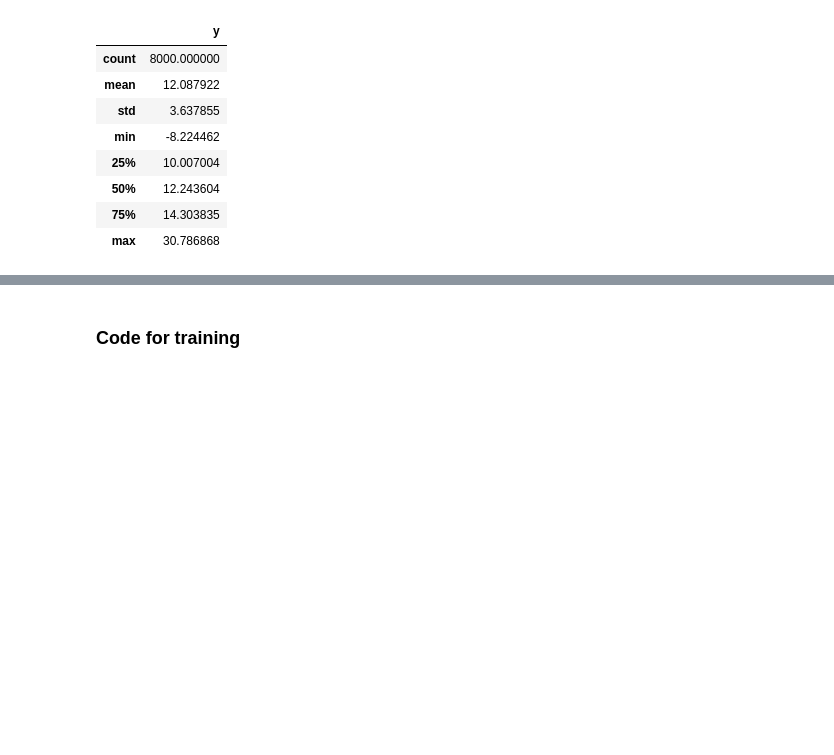
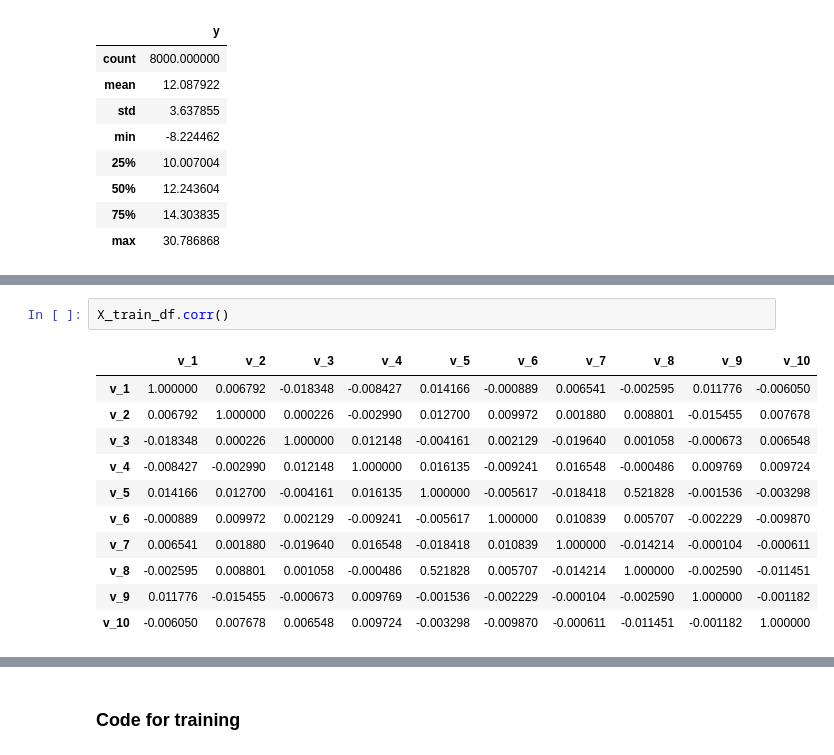
Before and after one commit to abss123/stat_254_solutions, a Jupyter notebook: Lab 2/linear_regression_practice.ipynb, the cells around one changed output, grey strips where cells are left out. Cells and saved outputs as stored; diff of their text form; blank space fills up the shorter version.

```diff
--- a/Lab 2/linear_regression_practice.ipynb
+++ b/Lab 2/linear_regression_practice.ipynb
@@ -146,0 +168,14 @@ plt.show()
+# %%
+X_train_df.corr()
+# %% [output]
+|  | v_1 | v_2 | v_3 | v_4 | v_5 | v_6 | v_7 | v_8 | v_9 | v_10 |
+| v_1 | 1.000000 | 0.006792 | -0.018348 | -0.008427 | 0.014166 | -0.000889 | 0.006541 | -0.002595 | 0.011776 | -0.006050 |
+| v_2 | 0.006792 | 1.000000 | 0.000226 | -0.002990 | 0.012700 | 0.009972 | 0.001880 | 0.008801 | -0.015455 | 0.007678 |
+| v_3 | -0.018348 | 0.000226 | 1.000000 | 0.012148 | -0.004161 | 0.002129 | -0.019640 | 0.001058 | -0.000673 | 0.006548 |
+| v_4 | -0.008427 | -0.002990 | 0.012148 | 1.000000 | 0.016135 | -0.009241 | 0.016548 | -0.000486 | 0.009769 | 0.009724 |
+| v_5 | 0.014166 | 0.012700 | -0.004161 | 0.016135 | 1.000000 | -0.005617 | -0.018418 | 0.521828 | -0.001536 | -0.003298 |
+| v_6 | -0.000889 | 0.009972 | 0.002129 | -0.009241 | -0.005617 | 1.000000 | 0.010839 | 0.005707 | -0.002229 | -0.009870 |
+| v_7 | 0.006541 | 0.001880 | -0.019640 | 0.016548 | -0.018418 | 0.010839 | 1.000000 | -0.014214 | -0.000104 | -0.000611 |
+| v_8 | -0.002595 | 0.008801 | 0.001058 | -0.000486 | 0.521828 | 0.005707 | -0.014214 | 1.000000 | -0.002590 | -0.011451 |
+| v_9 | 0.011776 | -0.015455 | -0.000673 | 0.009769 | -0.001536 | -0.002229 | -0.000104 | -0.002590 | 1.000000 | -0.001182 |
+| v_10 | -0.006050 | 0.007678 | 0.006548 | 0.009724 | -0.003298 | -0.009870 | -0.000611 | -0.011451 | -0.001182 | 1.000000 |
```
Also changed, not shown: parts of 19 cells of this notebook.
